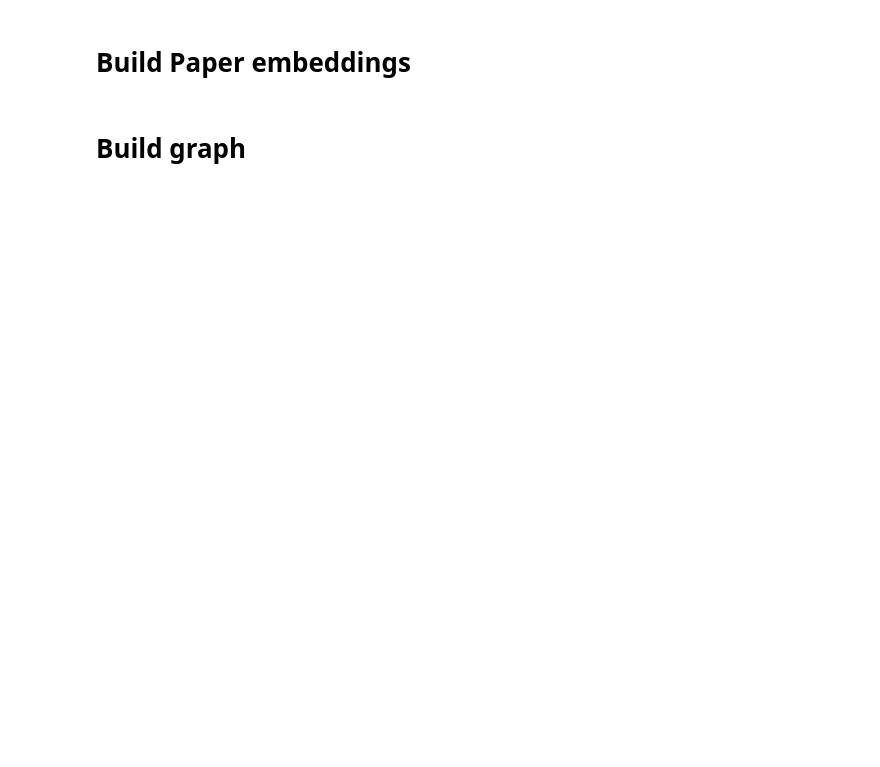
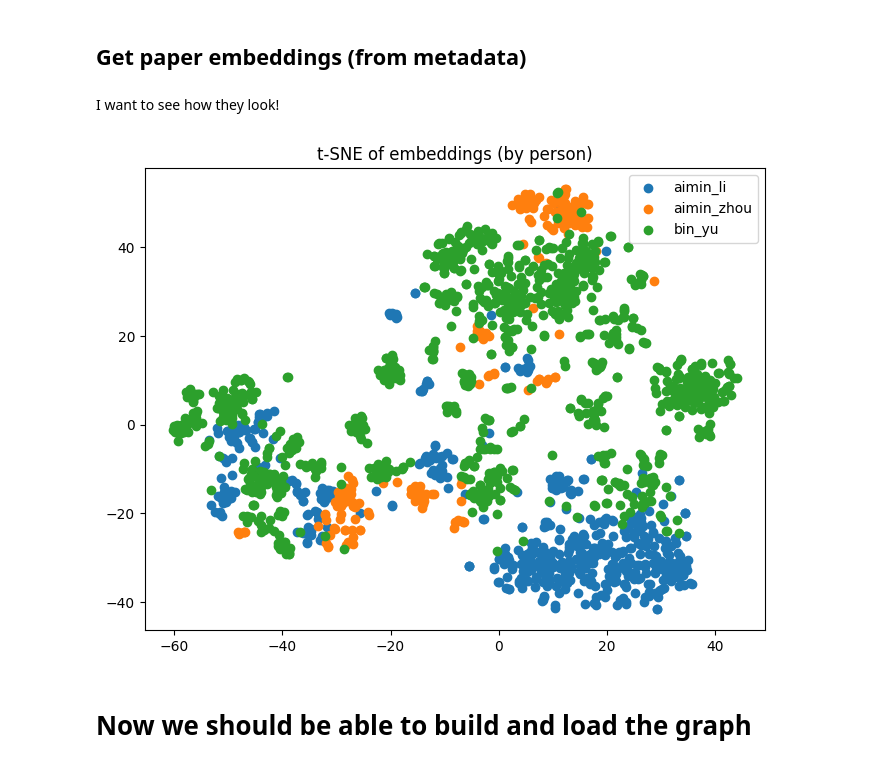
Before and after one commit to Supersheep7/bond-replica, a Jupyter notebook: lab.ipynb, the cells around one changed output. Drawn from its saved outputs; the diff is of its cells as text; code cells hidden in the pictures; blank space fills up the shorter version.

Commit message:
Now we have graphs too

```diff
--- a/lab.ipynb
+++ b/lab.ipynb
@@ -20,12 +30,47 @@ rawpub_valid = read_raw_pubs('valid')
 rawpub_test = read_raw_pubs('test')
 dump_name_pubs()
 dump_features_relations_to_file()
-# %% [markdown]
-# Build Paper embeddings
+# %% [markdown]
+## Get paper embeddings (from metadata)
 # %%
 ft_dim = 256
 dump_corpus()
 train_w2v_model(ft_dim)
 dump_paper_emb(model_name=f"w2v_{ft_dim}", ft_dim=ft_dim)
+# %% [markdown]
+I want to see how they look!
+# %%
+path = 'paper_emb/train'
+names = ['aimin_li', 'aimin_zhou', 'bin_yu']
+embeddings = {}
+
+for name in names:
+    file_path = os.path.join(path, name, "ptext_emb.pkl")
+    with open(file_path, "rb") as f:
+        embeddings[name] = pickle.load(f)
+# %%
+X = []
+labels = []
+
+for person, inner_dict in embeddings.items():
+    for key, vector in inner_dict.items():
+        X.append(vector)
+        labels.append(person)  # cluster by person
+
+X = np.array(X)
+tsne = TSNE(n_components=2, random_state=42, perplexity=30, max_iter=1000)
+X_tsne = tsne.fit_transform(X)
+# plot
+plt.figure(figsize=(8,6))
+people = list(embeddings.keys())
+for person in people:
+    idxs = [i for i, lbl in enumerate(labels) if lbl == person]
+    plt.scatter(X_tsne[idxs, 0], X_tsne[idxs, 1], label=person)
+
+plt.legend()
+plt.title("t-SNE of embeddings (by person)")
+plt.show()
+# %% [output]
+[figure, added]
 # %% [markdown]
-# Build graph
+# Now we should be able to build and load the graph
```
Also changed, not shown: parts of 7 cells of this notebook, 3 other files.
